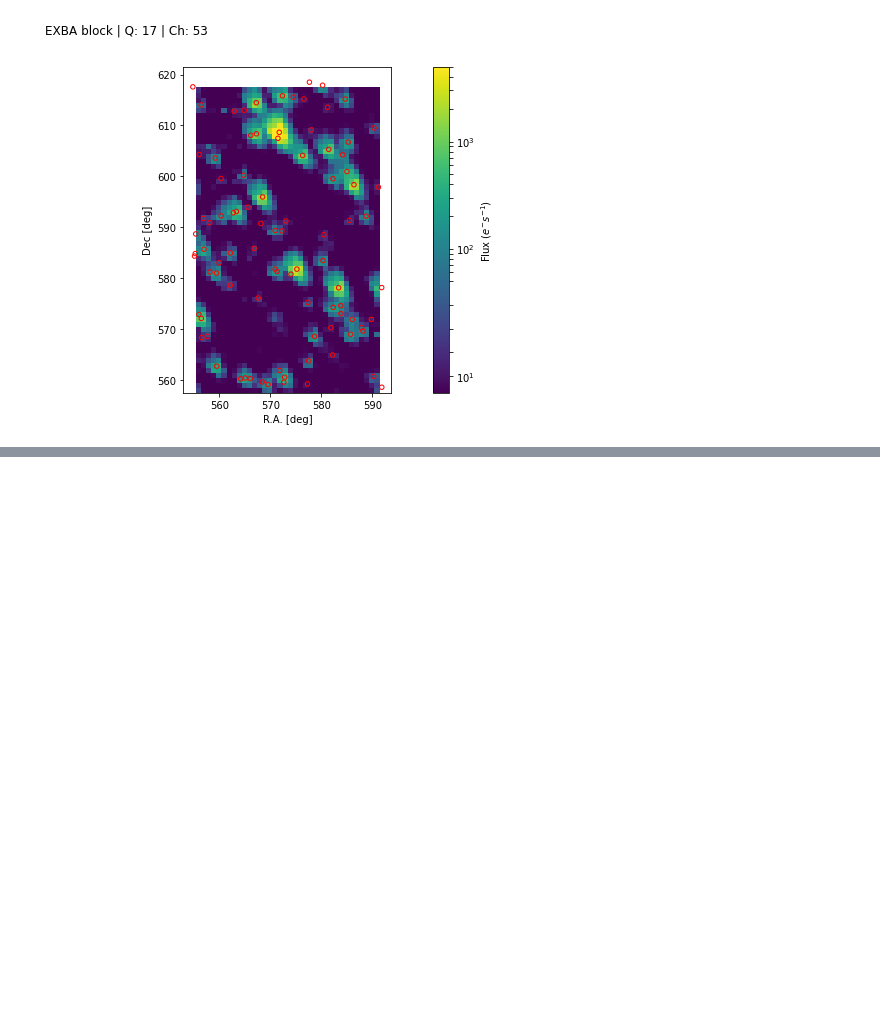
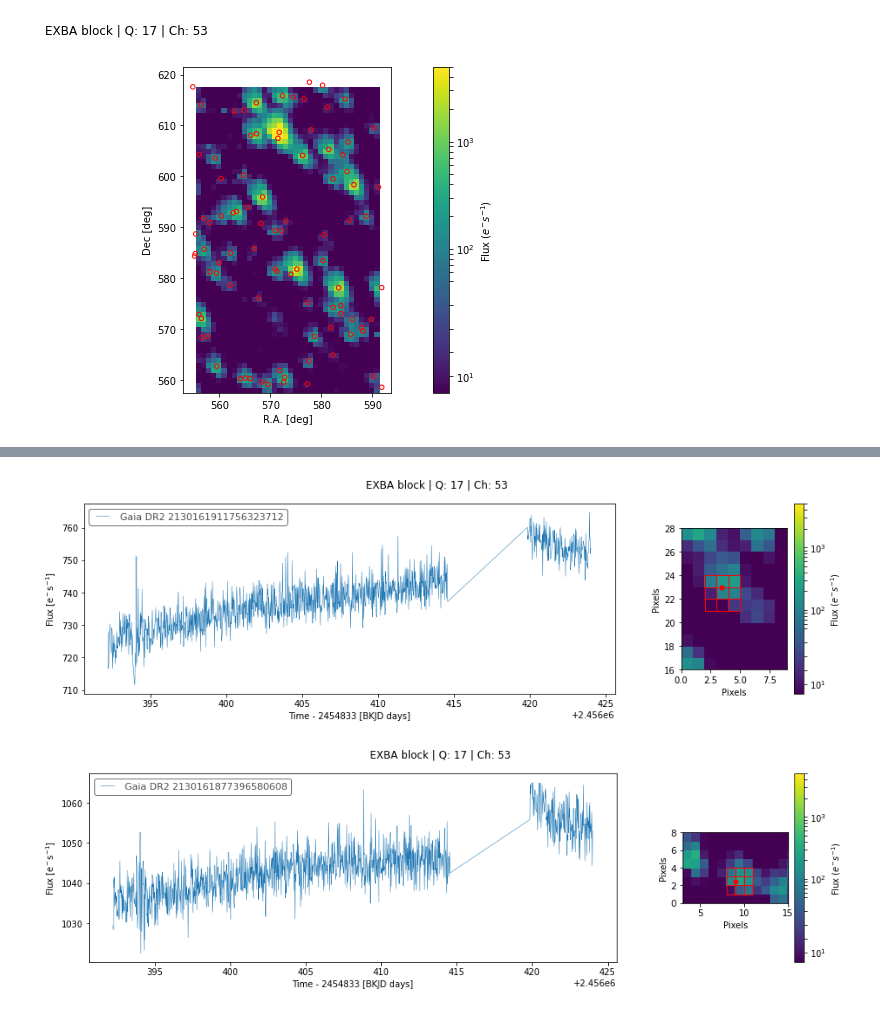
Before and after one commit to jorgemarpa/EXBA_pathfinder, a Jupyter notebook: notebooks/EXBA_tools_explorer.ipynb, the cells around one changed output, grey strips where cells are left out. Drawn from its saved outputs; the diff is of its cells as text; code cells hidden in the pictures; blank space fills up the shorter version.

```diff
--- a/notebooks/EXBA_tools_explorer.ipynb
+++ b/notebooks/EXBA_tools_explorer.ipynb
@@ -69,0 +114,6 @@ LightCurve targetid=Gaia DR2 2130186199792269056 length=1286
+# %%
+test = ['Gaia DR2 2130161911756323712', 'Gaia DR2 2130161877396580608']
+exba.plot_lightcurves(object_id=test)
+# %% [output]
+[figure, added]
+[figure, added]
```
Also changed, not shown: parts of 18 cells of this notebook.
